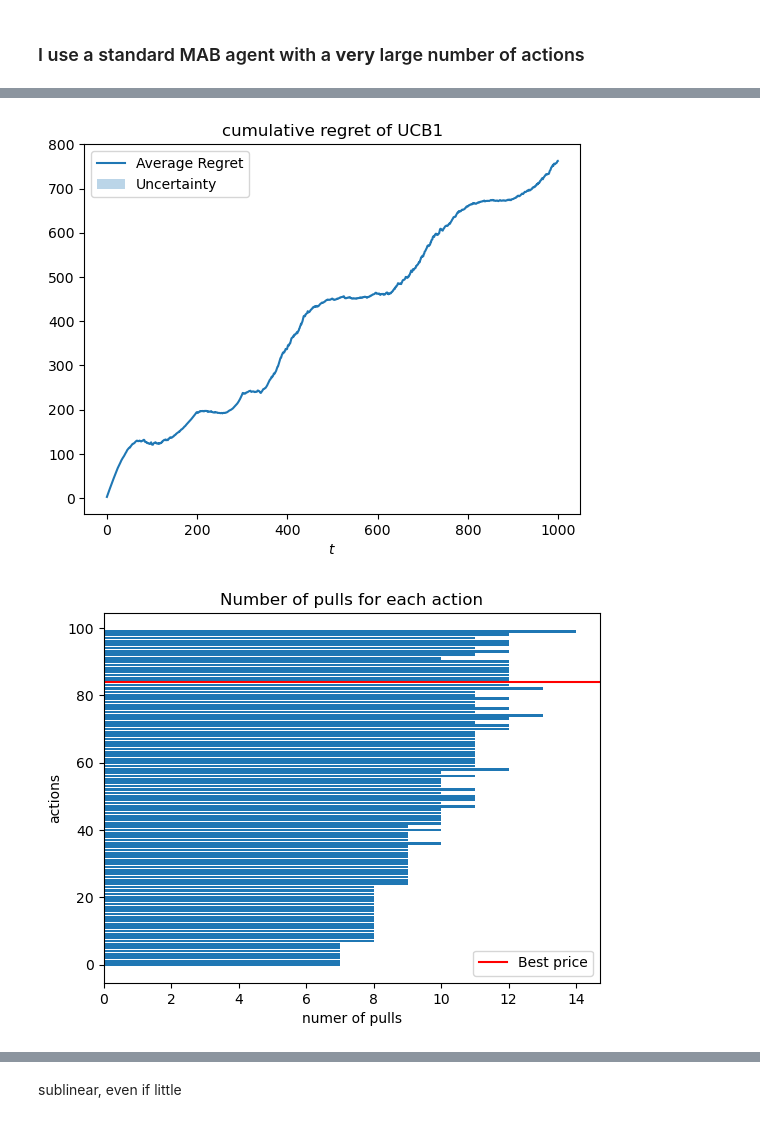
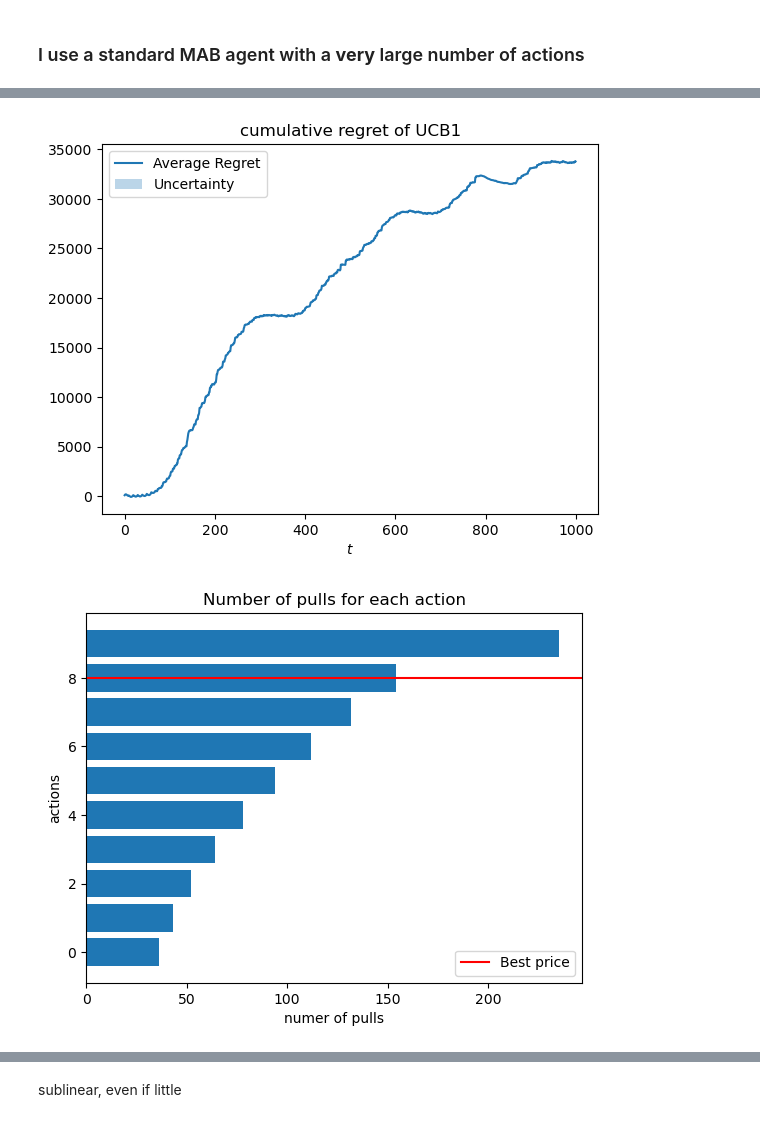
Before and after one commit to giulio8/OLA_project, a Jupyter notebook: Adversarial_pricing.ipynb, the cells around one changed output, grey strips where cells are left out. Drawn from its saved outputs; the diff is of its cells as text; code cells hidden in the pictures.

Commit message:
some more plotting

```diff
--- a/Adversarial_pricing.ipynb
+++ b/Adversarial_pricing.ipynb
@@ -129,11 +132,11 @@ plt.show();
 ## let's see how the profit curve changes over time
 # %%
 # let's plot the profit curves for different times
-t_interval = np.linspace(0,5,6)
+t_interval = np.linspace(0,T,(T+10)//50)
 
 
 for t in t_interval:
-    expected_profit_curve = N_USERS*conversion_probability(prices, t)*(prices-cost)
+    expected_profit_curve = n_users*conversion_probability(prices, t)*(prices-cost)
     plt.plot(prices, expected_profit_curve, label=f'Time {t}')
 
 plt.xlabel('Item Price')
@@ -143,0 +149,13 @@ plt.show()
+# %%
+# let's compute the best price for different times
+t_interval = np.linspace(0,T,(T+10)//50)
+
+best_prices = []
+for t in t_interval:
+    expected_profit_curve = n_users*conversion_probability(prices, t)*(prices-cost)
+    best_prices.append(prices[np.argmax(expected_profit_curve)])
+
+plt.plot(t_interval, best_prices)
+plt.xlabel('Time')
+plt.ylabel('Best Price')
+plt.show()
@@ -195,6 +215,7 @@ class UCB1Agent:
         self.range = range
         self.a_t = None
         self.average_rewards = np.zeros(K)
+        self.ucbs = np.zeros(K)
         self.N_pulls = np.zeros(K)
         self.t = 0
 
@@ -202,8 +223,8 @@ class UCB1Agent:
         if self.t < self.K:
             self.a_t = self.t
         else:
-            ucbs = self.average_rewards + self.range*np.sqrt(2*np.log(self.T)/self.N_pulls)
-            self.a_t = np.argmax(ucbs)
+            self.ucbs = self.average_rewards + self.range*np.sqrt(2*np.log(self.T)/self.N_pulls)
+            self.a_t = np.argmax(self.ucbs)
         return self.a_t
 
     def update(self, r_t):
@@ -214,12 +235,12 @@ class UCB1Agent:
 ### I use a standard MAB agent with a **very** large number of actions
 # %%
 T = 1000 # try T=100, why this behavior?
-K = 100
+K = 10
 t_interval = range(T)
 
 prices = np.linspace(min_price, max_price,K) # 100 actions!
 
-n_customers = N_USERS # I assume the number of customers arriving is the same everyday (for now, in general this is not true)
+n_customers = n_users # I assume the number of customers arriving is the same everyday (for now, in general this is not true)
 
 reward_function = lambda price, n_sales: (price-cost)*n_sales  # profit curve
 maximum_profit = reward_function(max(prices), n_customers) # the maximum possible reward is selling at the maximum price to every possible customer
@@ -229,6 +250,7 @@ maximum_profit = reward_function(max(prices), n_customers) # the maximum possibl
 profit_curve = lambda t: reward_function(prices, n_customers*conversion_probability(prices, t))
 # the baseline for an adversarial MAB is the reward obtained by the best FIXED action
 rewards = np.array([profit_curve(t) for t in t_interval])
+print(rewards.shape)
 total_rewards = np.sum(rewards, axis=0)
 best_price_index = np.argmax(total_rewards)
 best_price = prices[best_price_index]
@@ -260,36 +335,36 @@ for seed in range(n_trials):
         agent_rewards = np.append(agent_rewards, r_t)
 
     cumulative_regret = np.cumsum(expected_clairvoyant_rewards-agent_rewards)
     regret_per_trial.append(cumulative_regret)
 
 regret_per_trial = np.array(regret_per_trial)
 
 average_regret = regret_per_trial.mean(axis=0)
 regret_sd = regret_per_trial.std(axis=0)
 
 plt.plot(np.arange(T), average_regret, label='Average Regret')
 plt.title('cumulative regret of UCB1')
 plt.fill_between(np.arange(T),
                 average_regret-regret_sd/np.sqrt(n_trials),
                 average_regret+regret_sd/np.sqrt(n_trials),
                 alpha=0.3,
                 label='Uncertainty')
 #plt.plot((0,T-1), (average_regret[0], average_regret[-1]), 'ro', linestyle="--")
 plt.xlabel('$t$')
 plt.legend()
 plt.show()
 
 plt.figure()
-plt.barh(np.arange(100), ucb_agent.N_pulls)
+plt.barh(np.arange(K), ucb_agent.N_pulls)
 plt.axhline(best_price_index, color='red', label='Best price')
 plt.ylabel('actions')
 plt.xlabel('numer of pulls')
 plt.legend()
 plt.title('Number of pulls for each action')
 plt.show();
 # %% [output]
-[figure, old version]
+[figure, new version]
-[figure, old version]
+[figure, new version]
 # %%
 from scipy.optimize import curve_fit
 fit_window = np.arange(10, T)
```
Also changed, not shown: parts of 16 cells of this notebook.
